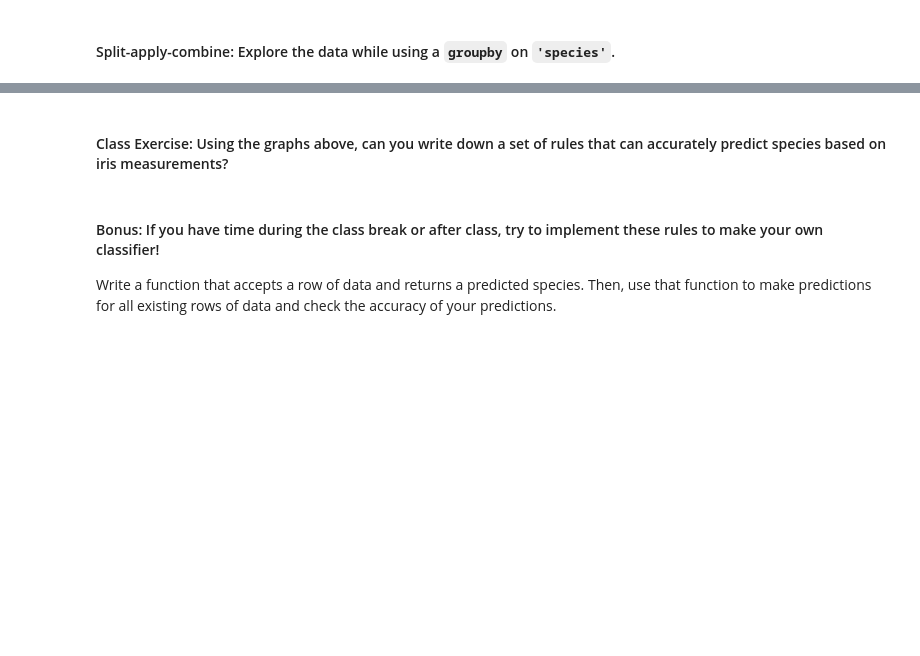
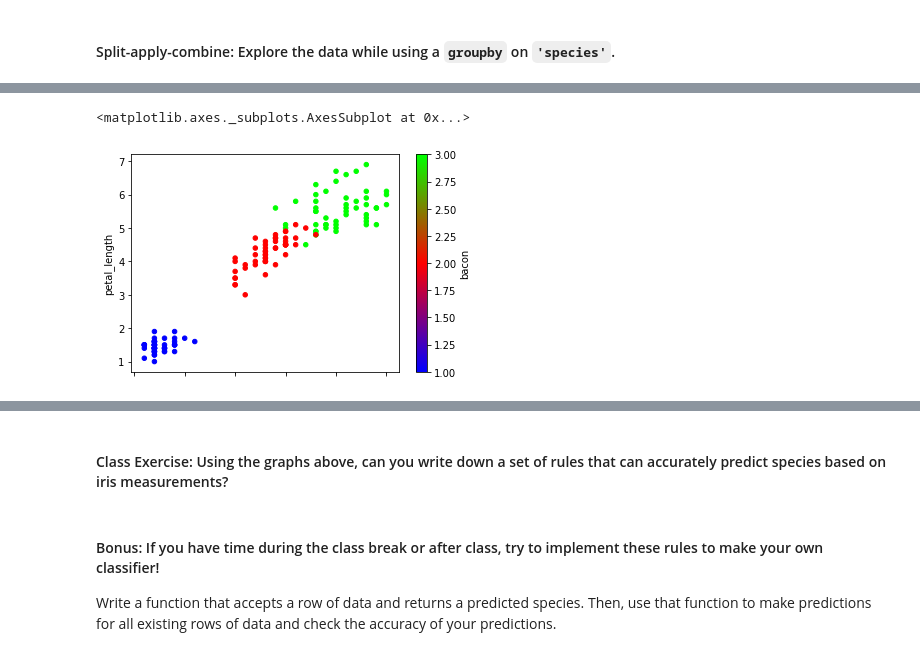
Before and after one commit to angelakdang/datr-515-course-info, a Jupyter notebook: Unit 3/Session 12/knn_with_sklearn.ipynb, the cells around one changed output, grey strips where cells are left out. Cells and saved outputs as stored; diff of their text form; code cells hidden in the pictures; blank space fills up the shorter version.

```diff
--- a/Unit 3/Session 12/knn_with_sklearn.ipynb
+++ b/Unit 3/Session 12/knn_with_sklearn.ipynb
@@ -124,2 +236,4 @@ iris.head(30)
 # %%
 # Map species to a numeric value so that plots can be colored by species.
+iris['bacon'] = iris.species.map({'Iris-setosa':1, 'Iris-versicolor':2, 'Iris-virginica':3})
+iris.tail()
@@ -126,4 +247,8 @@ iris.head(30)
 # %%
 # Scatterplot of petal_length vs. petal_width, colored by species
+iris.plot(kind='scatter', x='petal_width', y='petal_length', c='bacon', colormap='brg')
+# %% [output]
+<matplotlib.axes._subplots.AxesSubplot at 0x...>
+[figure, added]
 # %%
 # Scatter matrix of all features, colored by species.
```
Also changed, not shown: parts of 30 cells of this notebook, 2 other files.
